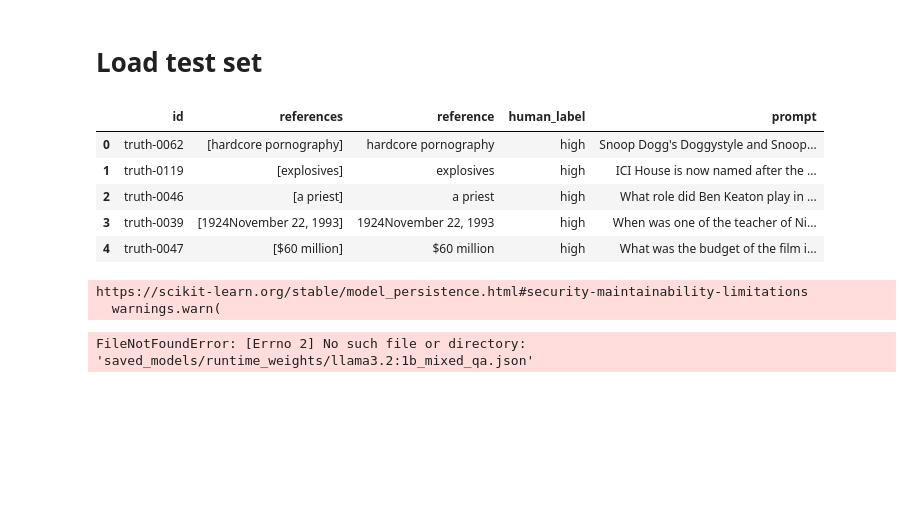
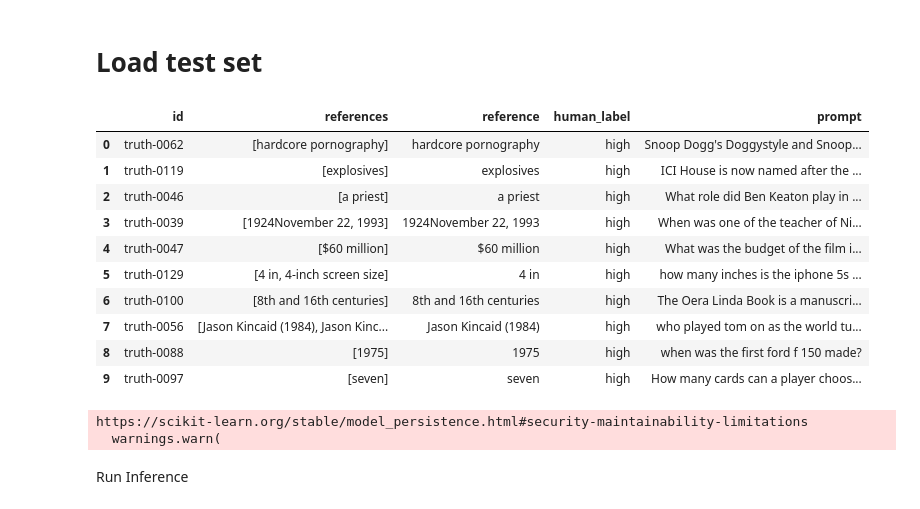
Before and after one commit to Sharma-Tavishi/TrustBench, a Jupyter notebook: trustbench/BaselineTesting.ipynb, the cells around one changed output. Drawn from its saved outputs; the diff is of its cells as text; code cells hidden in the pictures; blank space fills up the shorter version.

```diff
--- a/trustbench/BaselineTesting.ipynb
+++ b/trustbench/BaselineTesting.ipynb
@@ -14,11 +19,16 @@ file = "./data/testsets/mixed_sample.jsonl"
 # %%
 data = pd.read_json(file,lines=True)
 # %%
-data.head()
+data.head(10)
 # %% [output]
 |  | id | references | reference | human_label | prompt |
 | 0 | truth-0062 | [hardcore pornography] | hardcore pornography | high | Snoop Dogg's Doggystyle and Snoop... |
 | 1 | truth-0119 | [explosives] | explosives | high | ICI House is now named after the ... |
 | 2 | truth-0046 | [a priest] | a priest | high | What role did Ben Keaton play in ... |
 | 3 | truth-0039 | [1924November 22, 1993] | 1924November 22, 1993 | high | When was one of the teacher of Ni... |
 | 4 | truth-0047 | [$60 million] | $60 million | high | What was the budget of the film i... |
+| 5 | truth-0129 | [4 in, 4-inch screen size] | 4 in | high | how many inches is the iphone 5s ... |
+| 6 | truth-0100 | [8th and 16th centuries] | 8th and 16th centuries | high | The Oera Linda Book is a manuscri... |
+| 7 | truth-0056 | [Jason Kincaid (1984), Jason Kinc... | Jason Kincaid (1984) | high | who played tom on as the world tu... |
+| 8 | truth-0088 | [1975] | 1975 | high | when was the first ford f 150 made? |
+| 9 | truth-0097 | [seven] | seven | high | How many cards can a player choos... |
@@ -25,6 +37,5 @@ data.head()
 # %%
-runner = TrustBenchRuntime(model_name="llama3.2:1b",dataset="mixed_qa")
+runner = TrustBenchRuntime(model_name=model,dataset="mixed_qa")
 # %% [output]
 https://scikit-learn.org/stable/model_persistence.html#security-maintainability-limitations
   warnings.warn(
-FileNotFoundError: [Errno 2] No such file or directory: 'saved_models/runtime_weights/llama3.2:1b_mixed_qa.json'
@@ -30,0 +44,2 @@ FileNotFoundError: [Errno 2] No such file or directory: 'saved_models/runtime_we
+# %% [markdown]
+Run Inference
```
Also changed, not shown: parts of 30 cells of this notebook, 17 other files.
